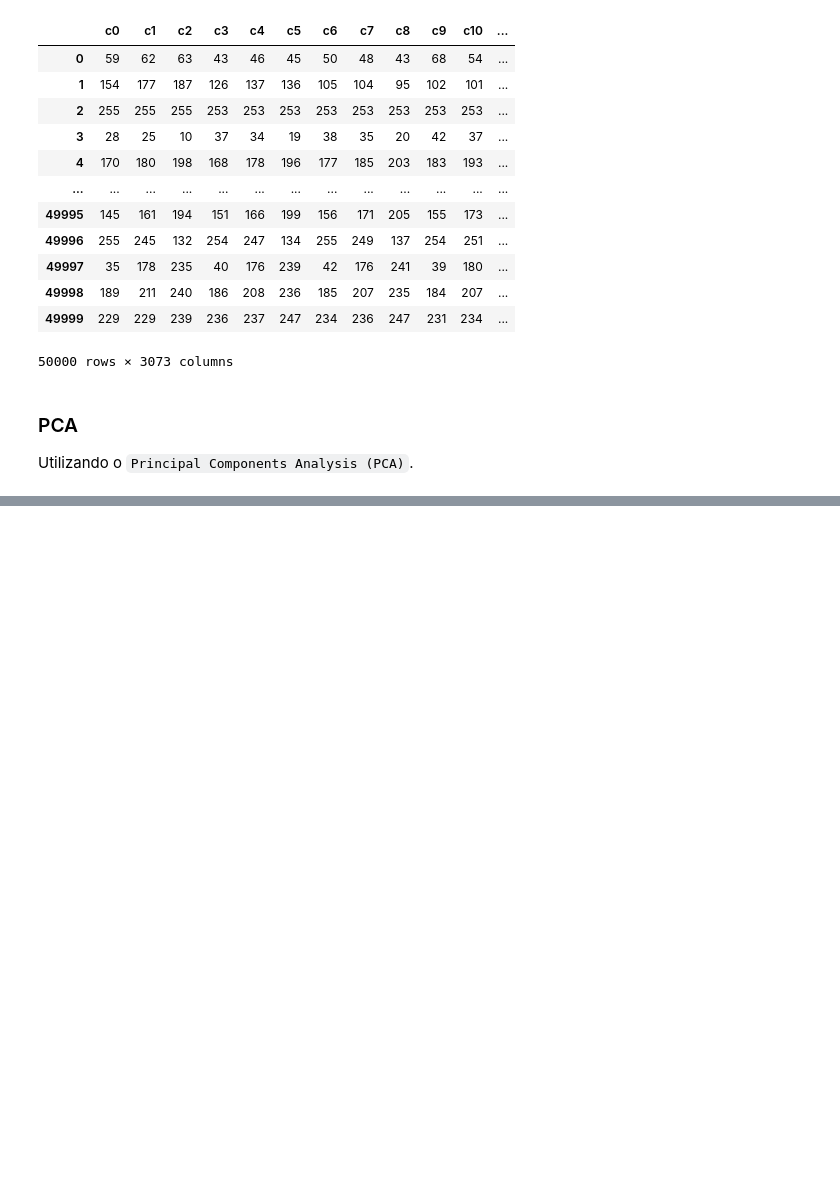
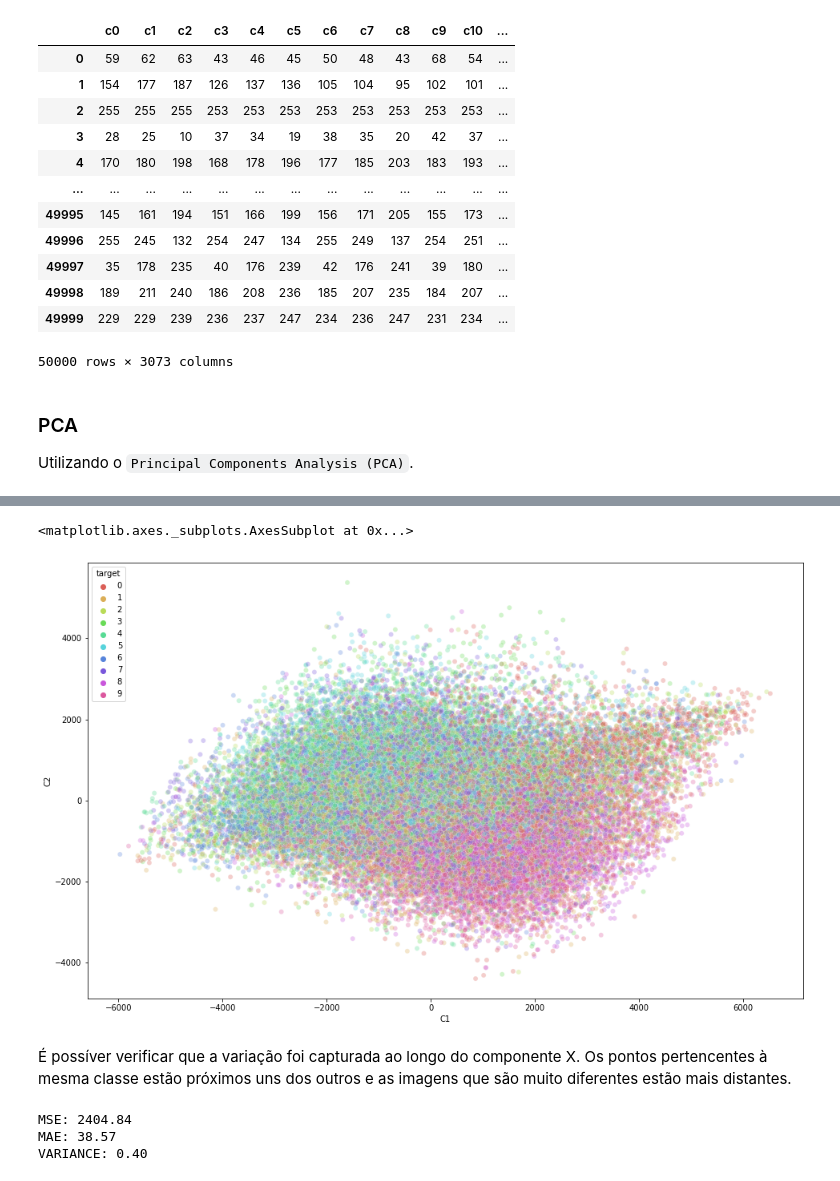
Before and after one commit to Le4o/topicos-avancados-ic, a Jupyter notebook: reducao_de_dimensionalidade_keras.ipynb, the cells around one changed output, grey strips where cells are left out. Drawn from its saved outputs; the diff is of its cells as text; code cells hidden in the pictures; blank space fills up the shorter version.

Commit message:
PCA para CIFAR-10

```diff
--- a/reducao_de_dimensionalidade_keras.ipynb
+++ b/reducao_de_dimensionalidade_keras.ipynb
@@ -94,7 +97,14 @@ from sklearn.decomposition import PCA
 n_components = 2
 components_columns = ['C%d' % i for i in range(1, n_components+1)]
 
+# Usando o método PCA com dois componentes
+# e preparando para o fit_transform
 pca = PCA(n_components=n_components)
 components = pca.fit_transform(x_train_flat)
-components
+
+# Convertendo os novos dados de numpy array para um novo dataFrame
+df_pca = pd.DataFrame(components, columns=components_columns)
+df_pca['target'] = df['target'].copy()
+
+df_pca
 # %% [output]
@@ -107,0 +124,16 @@ array([[-1632.25949567,   695.90488118],
+# %%
+import seaborn as sns
+plt.figure(figsize=(16,10))
+sns.scatterplot(
+    x="C1", y="C2",
+    hue="target",
+    palette=sns.color_palette("hls", 10),
+    data=df_pca,
+    legend="full",
+    alpha=0.3
+)
+# %% [output]
+<matplotlib.axes._subplots.AxesSubplot at 0x...>
+[figure, added]
+# %% [markdown]
+É possíver verificar que a variação foi capturada ao longo do componente X. Os pontos pertencentes à mesma classe estão próximos uns dos outros e as imagens que são muito diferentes estão mais distantes.
@@ -107,0 +147,8 @@ array([[-1632.25949567,   695.90488118],
+# %%
+print('MSE: {:.2f}'.format(MSE))
+print('MAE: {:.2f}'.format(MAE))
+print('VARIANCE: {:.2f}'.format(variance))
+# %% [output]
+MSE: 2404.84
+MAE: 38.57
+VARIANCE: 0.40
```
Also changed, not shown: parts of 4 cells of this notebook.
